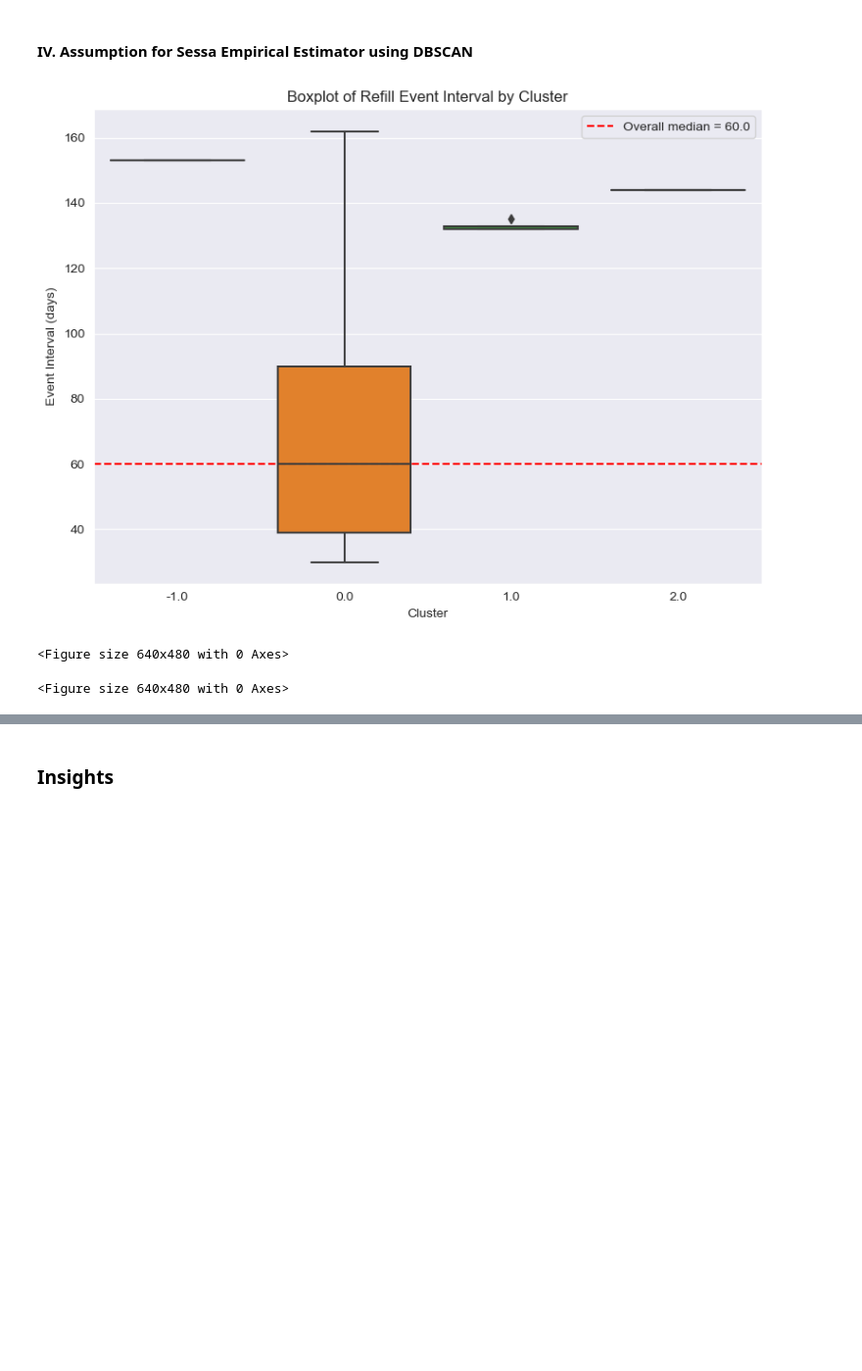
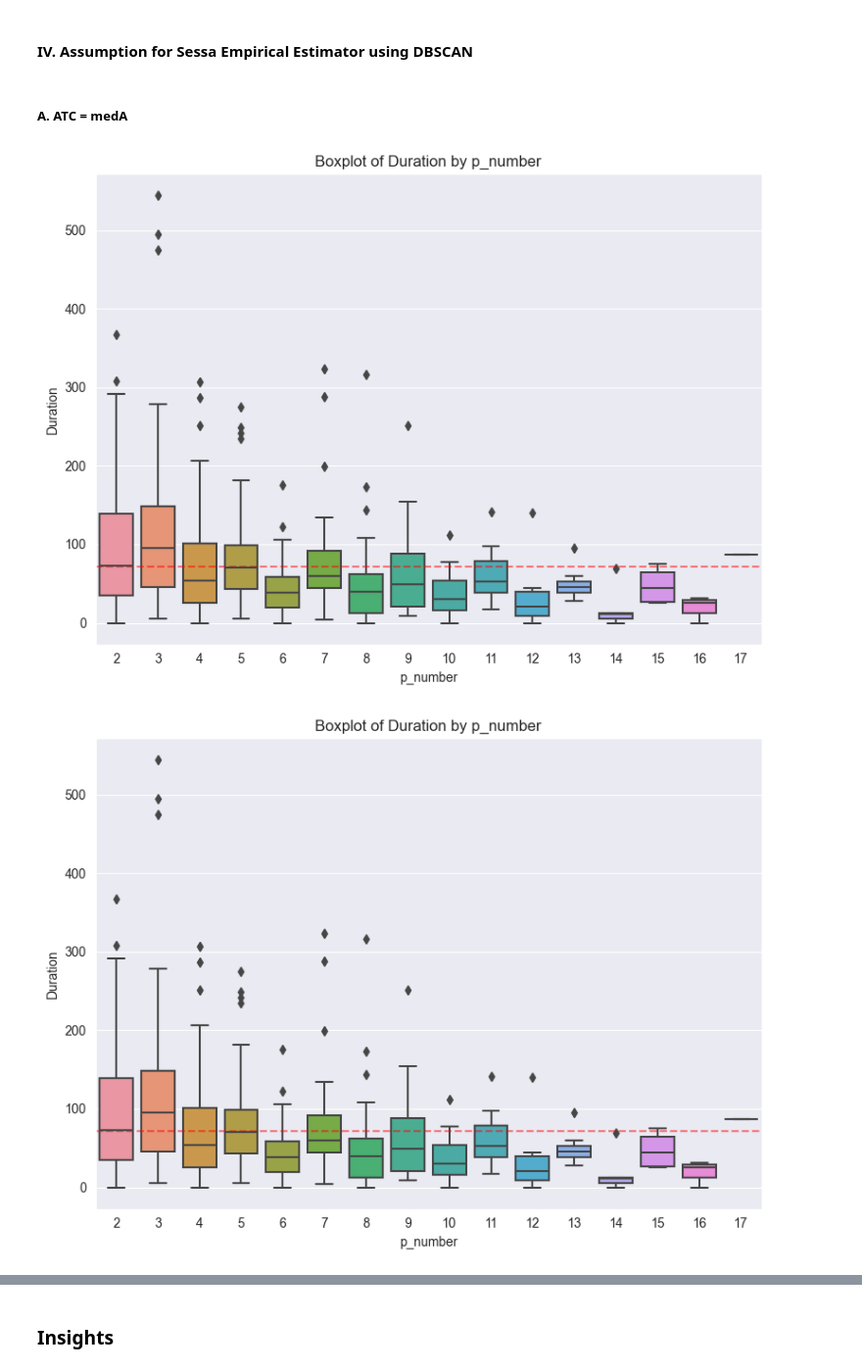
Before and after one commit to zeusschoolacc/SEE_PY, a Jupyter notebook: src/main.ipynb, the cells around one changed output, grey strips where cells are left out. Shown at 98% size. Cells and saved outputs as stored; diff of their text form; code cells hidden in the pictures; blank space fills up the shorter version.

```diff
--- a/src/main.ipynb
+++ b/src/main.ipynb
@@ -503,41 +485,2 @@ def See_DBSCAN(data, optimize=True, candidate_eps=None, candidate_min_samples=No
 # %% [markdown]
 #### III. SEE Assumption
-# %%
-def see_assumption(data):
-    """
-    Given a DataFrame (df_final) from the Sessa Empirical Estimator,
-    this function creates a boxplot of the refill event intervals (in days)
-    grouped by the assigned Cluster. It also draws a horizontal dashed red line
-    at the overall median event interval.
-
-    Parameters:
-      data (DataFrame): The output from the Sessa estimator containing at least
-                        'individual', 'event_interval', and 'Cluster'.
-
-    Returns:
-      Matplotlib Figure object.
-    """
-    # Create a copy so as not to modify the original data.
-    df = data.copy()
-
-    # Ensure the Cluster column is treated as categorical.
-    df['Cluster'] = df['Cluster'].astype('category')
-
-    # Compute the overall median event interval.
-    overall_median = df['event_interval'].median()
-
-    # Create the boxplot.
-    plt.figure(figsize=(8, 6))
-    ax = sns.boxplot(x='Cluster', y='event_interval', data=df)
-    ax.set_title("Boxplot of Refill Event Interval by Cluster")
-    ax.set_xlabel("Cluster")
-    ax.set_ylabel("Event Interval (days)")
-
-    # Add a horizontal dashed line at the overall median.
-    plt.axhline(y=overall_median, color='red', linestyle='dashed',
-                label=f'Overall median = {overall_median:.1f}')
-    plt.legend()
-    plt.tight_layout()
-    plt.show()
-
-    return plt.gcf()
@@ -565,5 +571,5 @@ Optimal number of clusters: 3
 # %%
-see_dbscan_df = See_DBSCAN(simulated_df, optimize=True)
+medA_see_dbscan = See_DBSCAN('medA', simulated_df)
 
-see_dbscan_df.head()
+medA_see_dbscan.head()
 # %% [output]
@@ -590,7 +618,8 @@ see_assumption(see_kmc_df)
 #### IV. Assumption for Sessa Empirical Estimator using DBSCAN
+# %% [markdown]
+##### A. ATC = medA
 # %%
-see_assumption(see_dbscan_df)
+see_assumption(medA_see_dbscan)
 # %% [output]
-[figure, old version]
+[figure, new version]
-<Figure size 640x480 with 0 Axes>
-<Figure size 640x480 with 0 Axes>
+[figure, added]
```
Also changed, not shown: parts of 51 cells of this notebook, 6 other files.
